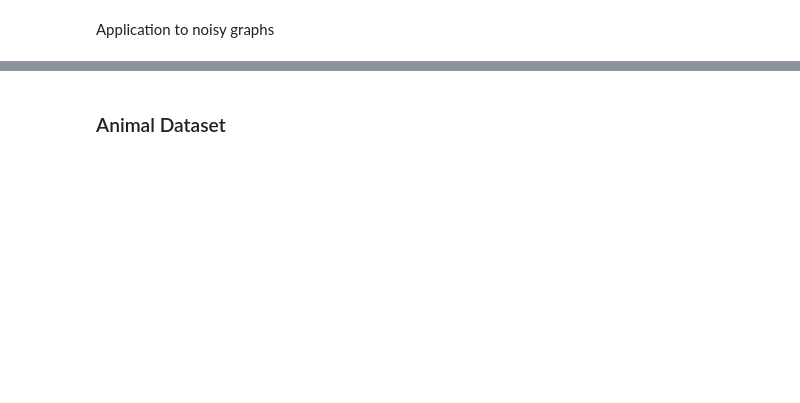
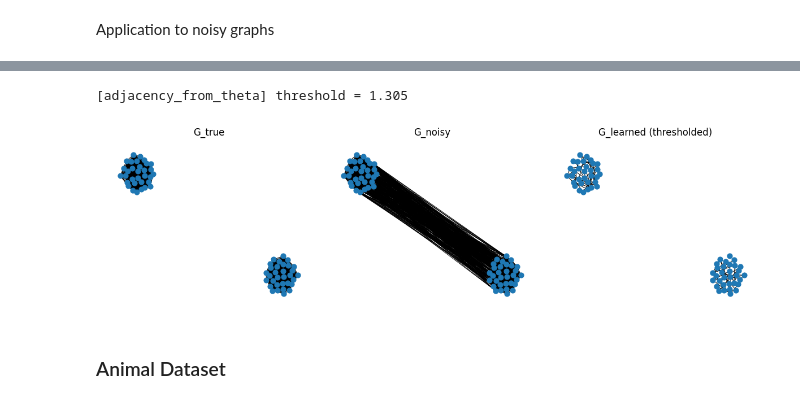
Before and after one commit to KHOUTAIBI/timeseries-graph-learning, a Jupyter notebook: graph.ipynb, the cells around one changed output, grey strips where cells are left out. Drawn from its saved outputs; the diff is of its cells as text; code cells hidden in the pictures; blank space fills up the shorter version.

```diff
--- a/graph.ipynb
+++ b/graph.ipynb
@@ -886,3 +511,54 @@ plt.show()
+# %%
+def adjacency_from_theta(Theta: np.ndarray, thr_quantile: float = 0.90) -> np.ndarray:
+    """
+    Recover adjacency matrix W from Laplacian Theta.
+    Threshold by quantile on positive weights.
+    """
+    # off-diagonal weights
+    W = np.maximum(-Theta, 0.0)
+    np.fill_diagonal(W, 0.0)
+
+    # threshold (to visualize / binarize structure)
+    positive = W[W > 0]
+    if positive.size == 0:
+        return W
+
+    thr = np.quantile(positive, thr_quantile)
+    print(f"[adjacency_from_theta] threshold = {thr:.4g}")
+
+    W[W < thr] = 0.0
+    return W
+# %%
+W_hat = adjacency_from_theta(Theta_hat, thr_quantile=0.90)
+
+G_true = nx.from_numpy_array(np.maximum(W_true, 0.0))
+G_noisy = nx.from_numpy_array(np.maximum(W_true + W_er, 0.0))
+G_hat = nx.from_numpy_array(np.maximum(W_hat, 0.0))
+
+pos = nx.spring_layout(G_true, seed=0)
+
+plt.figure(figsize=(12, 3.5))
+
+plt.subplot(1, 3, 1)
+nx.draw(G_true, pos, node_size=40, width=0.7)
+plt.title("G_true")
+plt.axis("off")
+
+plt.subplot(1, 3, 2)
+nx.draw(G_noisy, pos, node_size=40, width=0.7)
+plt.title("G_noisy")
+plt.axis("off")
+
+plt.subplot(1, 3, 3)
+nx.draw(G_hat, pos, node_size=40, width=0.7)
+plt.title("G_learned (thresholded)")
+plt.axis("off")
+
+plt.tight_layout()
+plt.show()
+# %% [output]
+[adjacency_from_theta] threshold = 1.305
+[figure, added]
 # %% [markdown]
 ### Animal Dataset
 # %%
```
Also changed, not shown: parts of 55 cells of this notebook.
